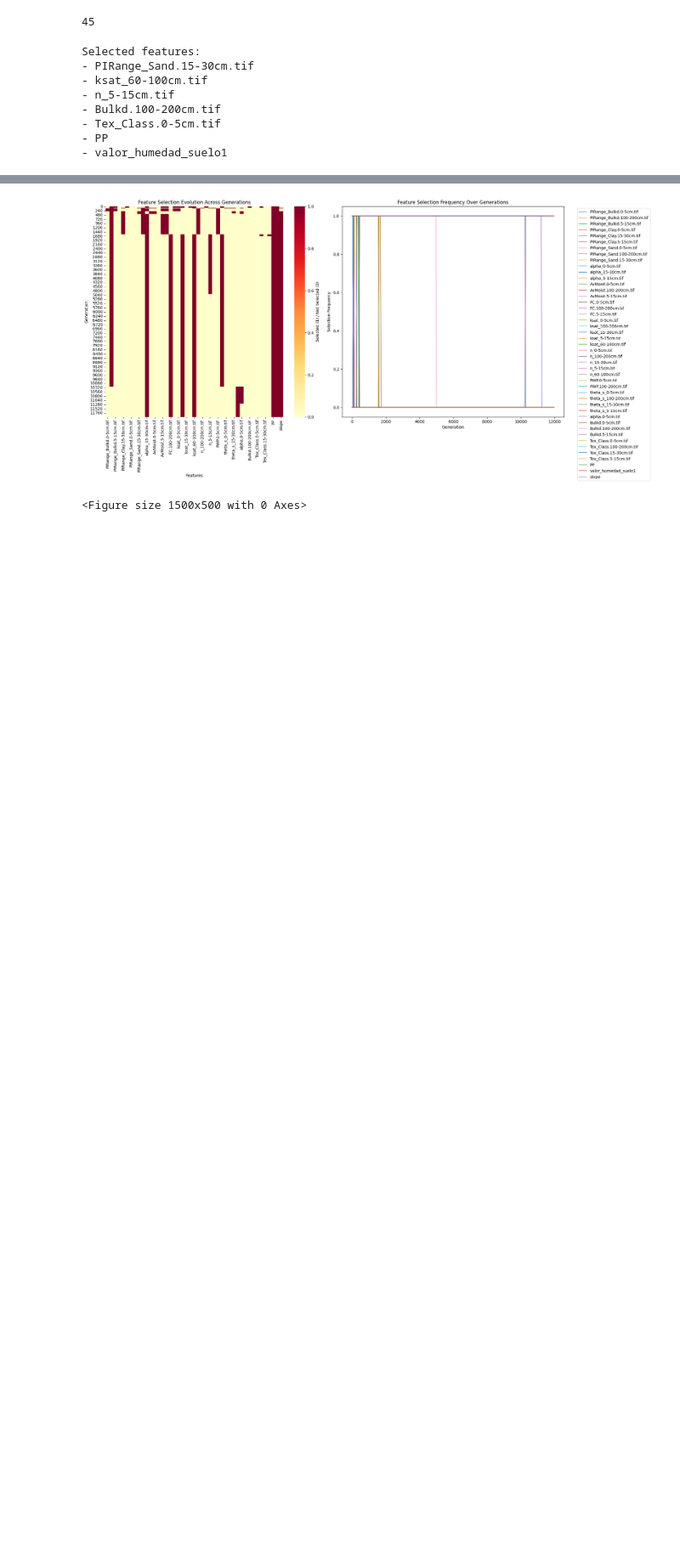
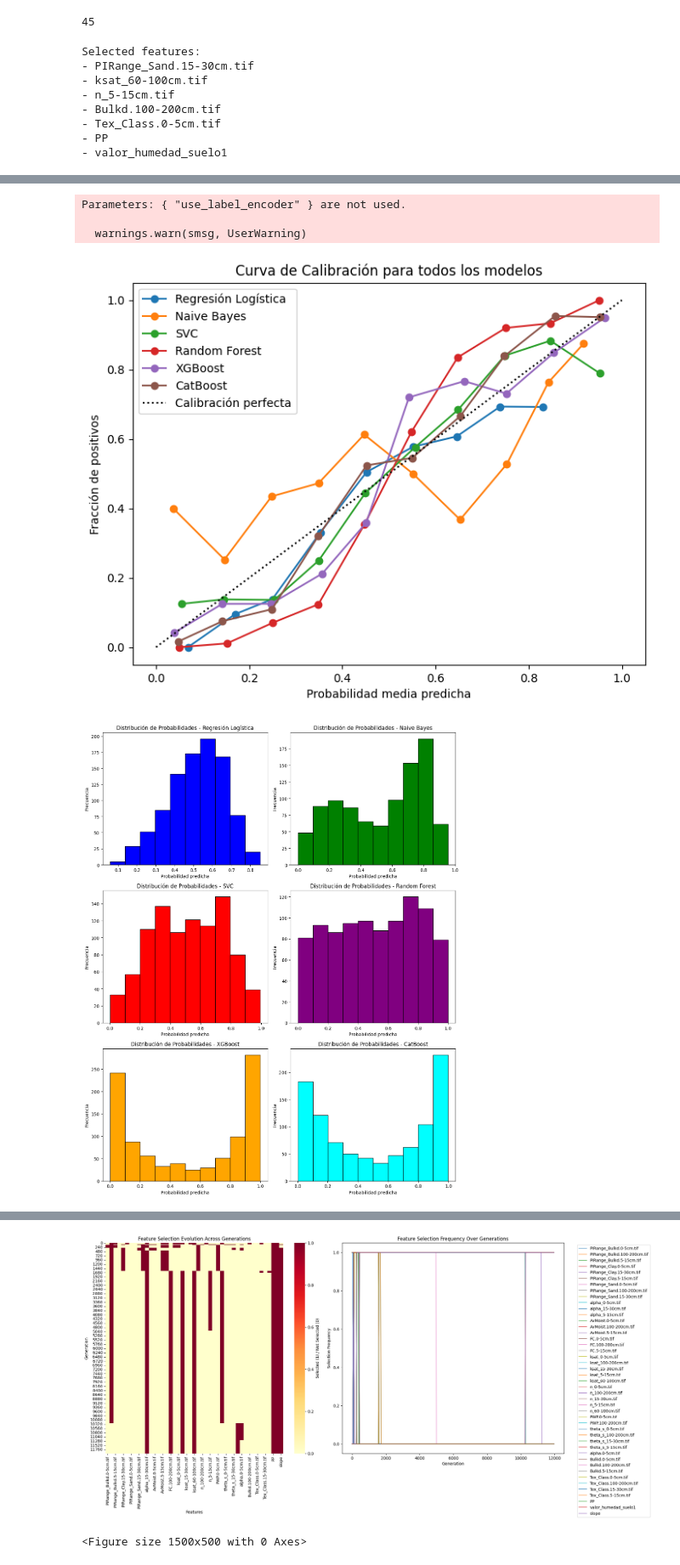
Before and after one commit to ManuelLabbe/modelo_susceptibilidad_remociones_en_masa_sur_de_Chile, a Jupyter notebook: feature_selection.ipynb, the cells around one changed output, grey strips where cells are left out. Shown at 85% size. Drawn from its saved outputs; the diff is of its cells as text; code cells hidden in the pictures; blank space fills up the shorter version.

```diff
--- a/feature_selection.ipynb
+++ b/feature_selection.ipynb
@@ -205,0 +326,3 @@ df
+# %%
+final.columns =final.columns.str.replace('.tif', '')
+final
@@ -205,0 +343,19 @@ df
+# %%
+columns = ['PP',
+'ksat_100-200cm',
+'AvMoist.60-100cm',
+'slope',
+'Tex_Class.15-30cm',
+'PIRange_Bulkd.5-15cm',
+'Clay.15-30cm',
+'valor_humedad_suelo1',
+'Valor']
+df_final = final[columns]
+target = 'Valor'
+metricas, valores_normalizacion = entrenar_y_evaluar_modelos(df_final, target)
+# %% [output]
+Parameters: { "use_label_encoder" } are not used.
+
+  warnings.warn(smsg, UserWarning)
+[figure, added]
+[figure, added]
```
Also changed, not shown: parts of 4 cells of this notebook, 5 other files.
